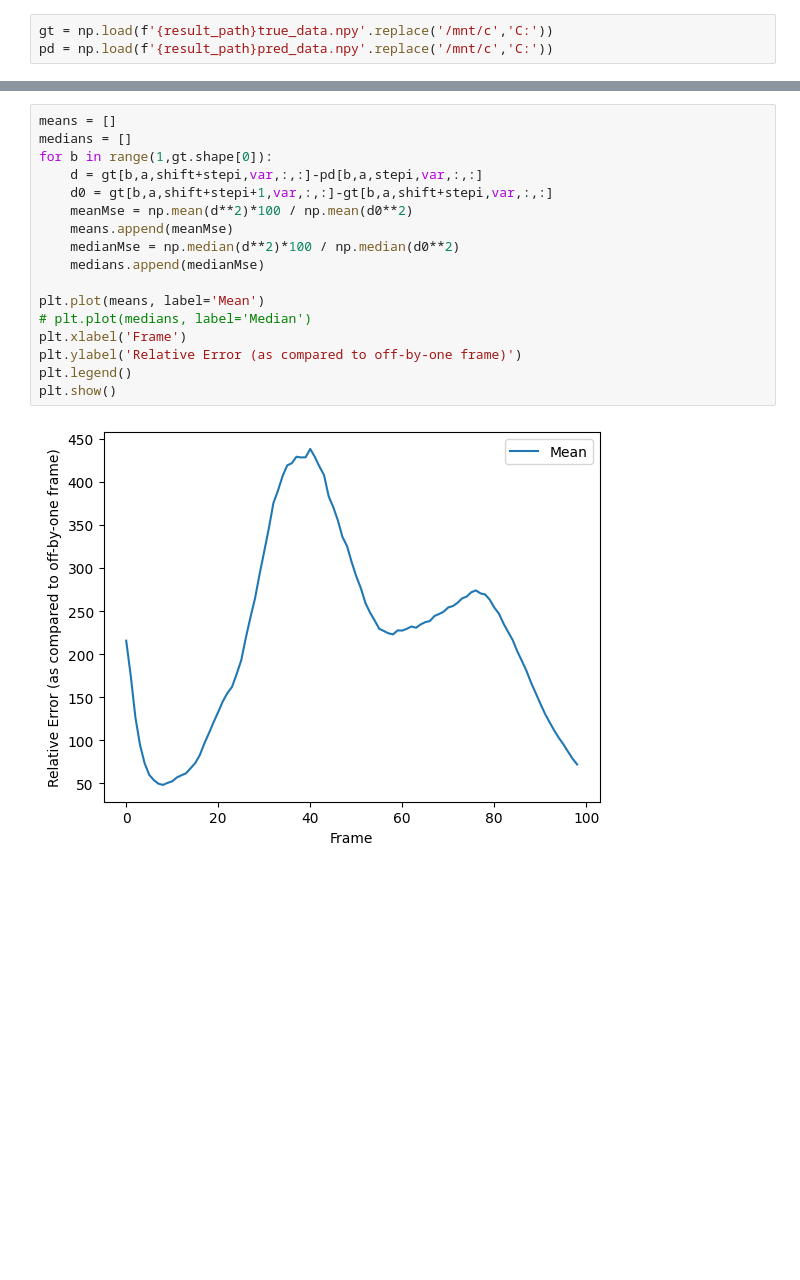
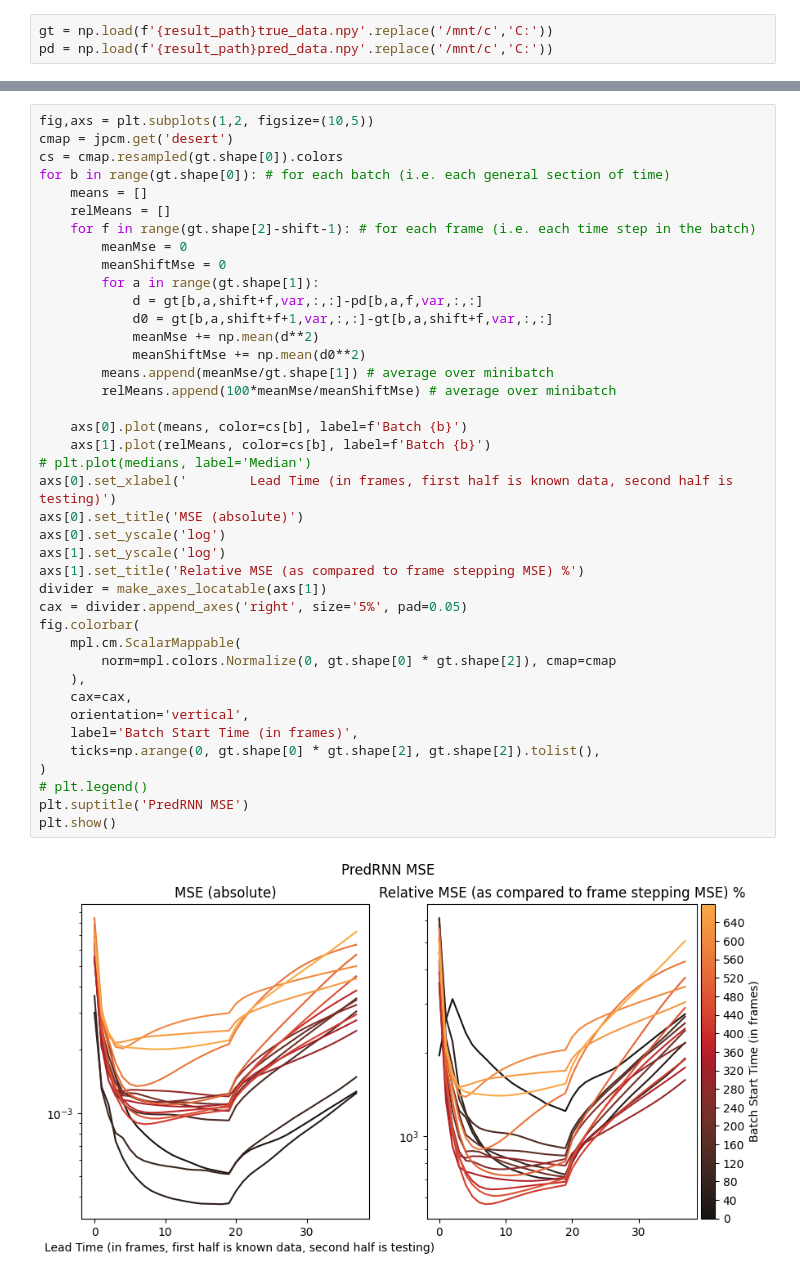
Before and after one commit to akhilsadam/ERA5_PredRNN, a Jupyter notebook: io_runner/test_visualization.ipynb, the cells around one changed output, grey strips where cells are left out. Cells and saved outputs as stored; diff of their text form; blank space fills up the shorter version.

```diff
--- a/io_runner/test_visualization.ipynb
+++ b/io_runner/test_visualization.ipynb
@@ -70,19 +73,42 @@ Text(0.5, 1.0, 'Relative Error (as compared to off-by-one frame),\nMSE = 307.002
-# %%
-means = []
-medians = []
-for b in range(1,gt.shape[0]):
-    d = gt[b,a,shift+stepi,var,:,:]-pd[b,a,stepi,var,:,:]
-    d0 = gt[b,a,shift+stepi+1,var,:,:]-gt[b,a,shift+stepi,var,:,:]
-    meanMse = np.mean(d**2)*100 / np.mean(d0**2)
-    means.append(meanMse)
-    medianMse = np.median(d**2)*100 / np.median(d0**2)
-    medians.append(medianMse)
-
-plt.plot(means, label='Mean')
-# plt.plot(medians, label='Median')
-plt.xlabel('Frame')
-plt.ylabel('Relative Error (as compared to off-by-one frame)')
-plt.legend()
-plt.show()
-# %% [output]
-[figure, removed]
+# %%
+fig,axs = plt.subplots(1,2, figsize=(10,5))
+cmap = jpcm.get('desert')
+cs = cmap.resampled(gt.shape[0]).colors
+for b in range(gt.shape[0]): # for each batch (i.e. each general section of time)
+    means = []
+    relMeans = []
+    for f in range(gt.shape[2]-shift-1): # for each frame (i.e. each time step in the batch)
+        meanMse = 0
+        meanShiftMse = 0
+        for a in range(gt.shape[1]):
+            d = gt[b,a,shift+f,var,:,:]-pd[b,a,f,var,:,:]
+            d0 = gt[b,a,shift+f+1,var,:,:]-gt[b,a,shift+f,var,:,:]
+            meanMse += np.mean(d**2)
+            meanShiftMse += np.mean(d0**2)
+        means.append(meanMse/gt.shape[1]) # average over minibatch
+        relMeans.append(100*meanMse/meanShiftMse) # average over minibatch
+
+    axs[0].plot(means, color=cs[b], label=f'Batch {b}')
+    axs[1].plot(relMeans, color=cs[b], label=f'Batch {b}')
+# plt.plot(medians, label='Median')
+axs[0].set_xlabel('        Lead Time (in frames, first half is known data, second half is testing)')
+axs[0].set_title('MSE (absolute)')
+axs[0].set_yscale('log')
+axs[1].set_yscale('log')
+axs[1].set_title('Relative MSE (as compared to frame stepping MSE) %')
+divider = make_axes_locatable(axs[1])
+cax = divider.append_axes('right', size='5%', pad=0.05)
+fig.colorbar(
+    mpl.cm.ScalarMappable(
+        norm=mpl.colors.Normalize(0, gt.shape[0] * gt.shape[2]), cmap=cmap
+    ),
+    cax=cax,
+    orientation='vertical',
+    label='Batch Start Time (in frames)',
+    ticks=np.arange(0, gt.shape[0] * gt.shape[2], gt.shape[2]).tolist(),
+)
+# plt.legend()
+plt.suptitle('PredRNN MSE')
+plt.show()
+# %% [output]
+[figure, added]
```
Also changed, not shown: parts of 3 cells of this notebook, 7 other files.
